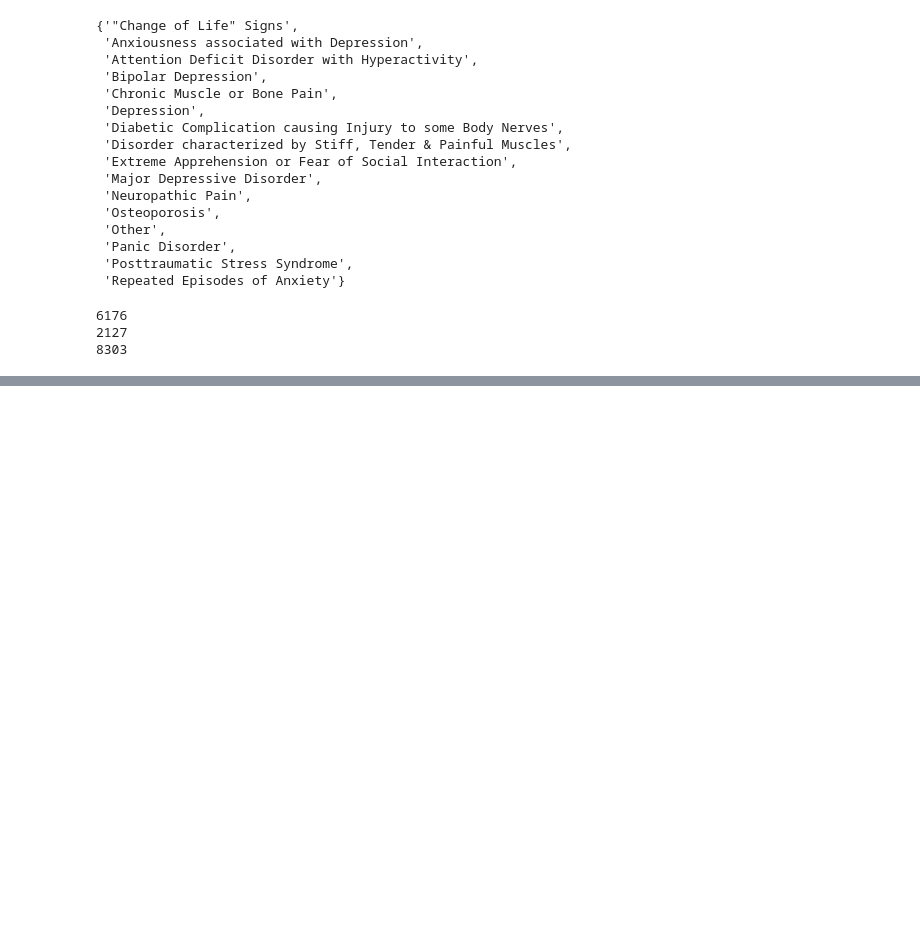
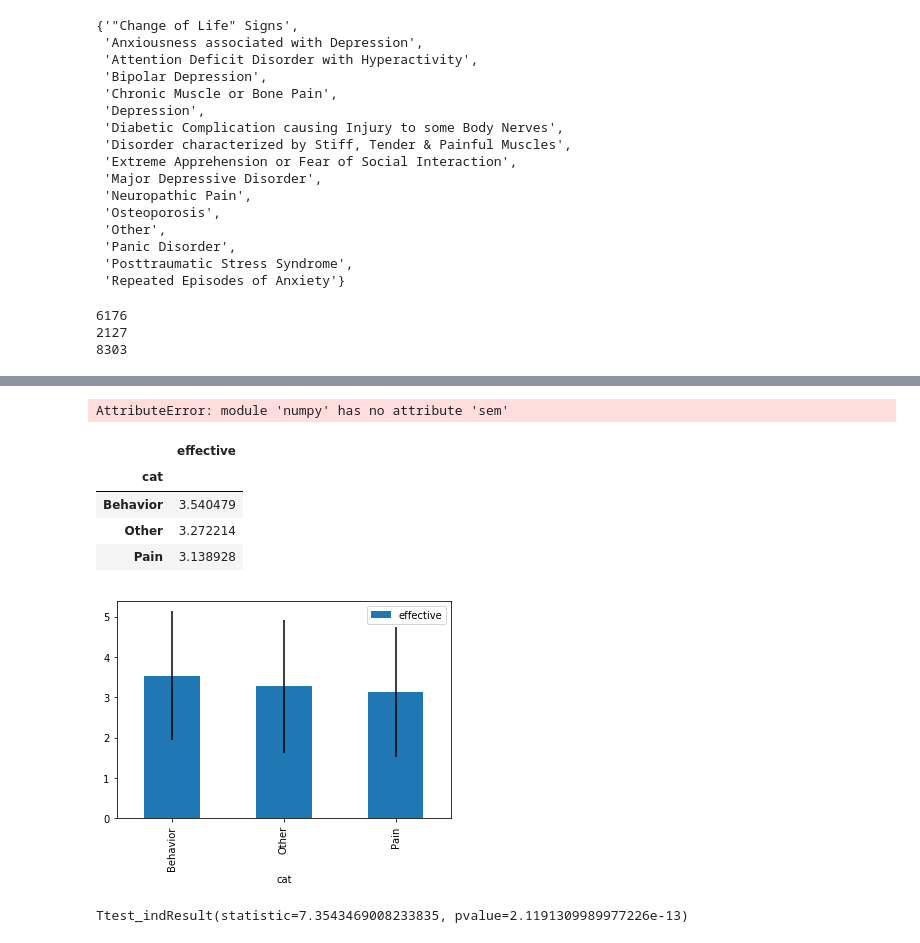
Before and after one commit to chinm0818/WebMDScrape, a Jupyter notebook: datas/Drug review analysis.ipynb, the cells around one changed output, grey strips where cells are left out. Cells and saved outputs as stored; diff of their text form; code cells hidden in the pictures; blank space fills up the shorter version.

```diff
--- a/datas/Drug review analysis.ipynb
+++ b/datas/Drug review analysis.ipynb
@@ -262,0 +264,5 @@ TypeError: unhashable type: 'list'
+# %%
+Drugs['cat'] = np.nan
+# %%
+Drugs['cat'][Drugs.condition.str.contains(pattern)] = 'Behavior'
+Drugs['cat'][Drugs.condition.str.contains('Other')] = 'Other'
@@ -262,0 +302,2 @@ TypeError: unhashable type: 'list'
+# %%
+Drugs.cat = Drugs.cat.fillna('Pain')
@@ -262,0 +325,21 @@ TypeError: unhashable type: 'list'
+# %%
+set(Drugs.cat)
+yerrs = [np.sem(Drugs[Drugs.cat == x]['effective']) for x in ['Behavior', 'Other', 'Pain']]
+yerrs
+# %% [output]
+AttributeError: module 'numpy' has no attribute 'sem'
+# %%
+Dgroup5 = Drugs.groupby('cat').agg({'effective':'mean'})
+Dgroup5.plot.bar(yerr = yerrs)
+Dgroup5
+# %% [output]
+|  | effective |
+| cat |  |
+| Behavior | 3.540479 |
+| Other | 3.272214 |
+| Pain | 3.138928 |
+[figure, added]
+# %%
+stats.ttest_ind(Drugs.loc[Drugs.cat == 'Behavior']['satisfaction'], Drugs.loc[Drugs.cat == 'Pain']['satisfaction'])
+# %% [output]
+Ttest_indResult(statistic=7.3543469008233835, pvalue=2.1191309989977226e-13)
```
Also changed, not shown: parts of 26 cells of this notebook.
